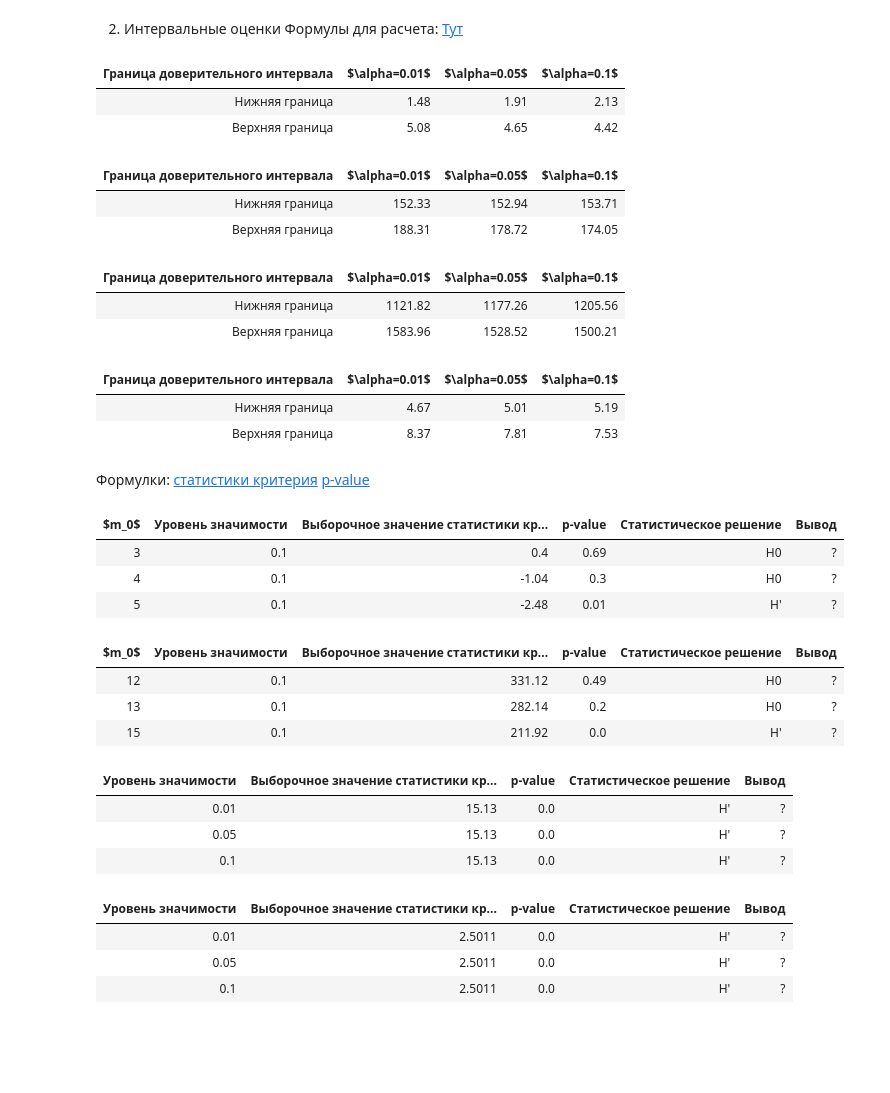
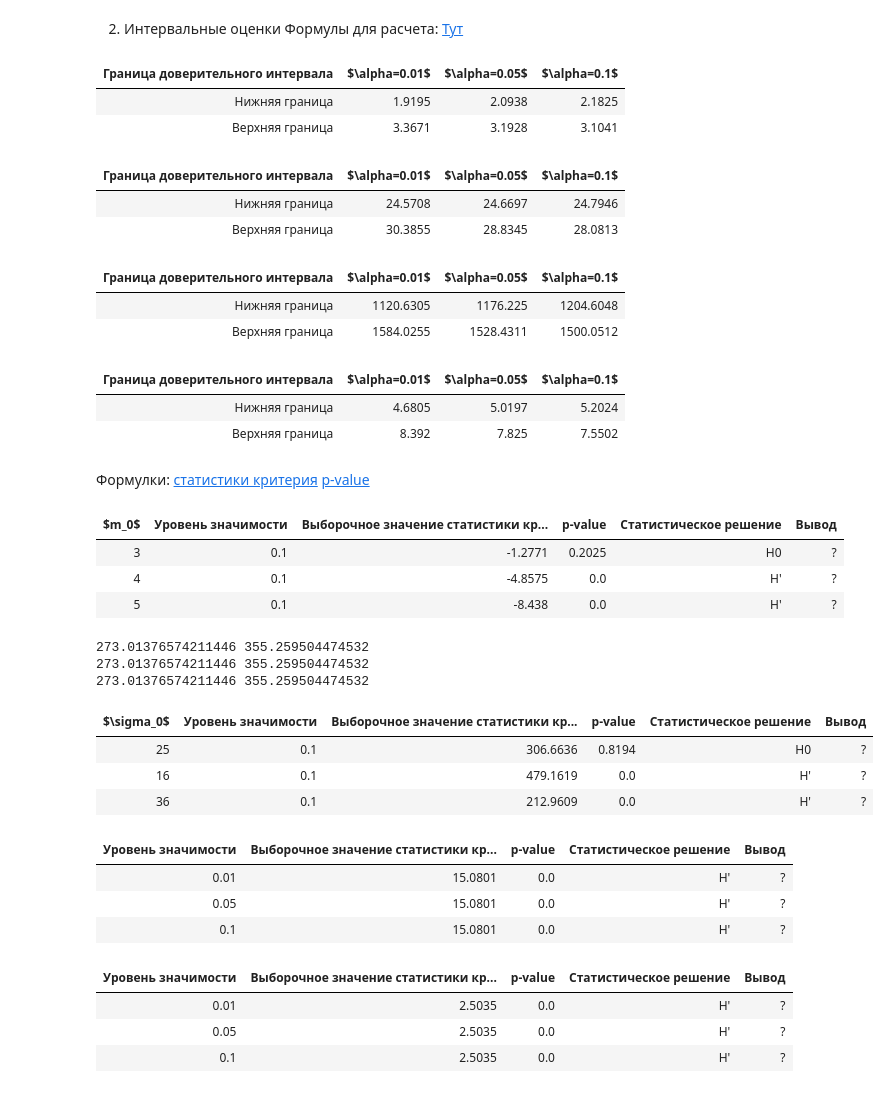
Before and after one commit to AndreiEremeev/matstat-labs, a Jupyter notebook: Untitled.ipynb, the cells around one changed output. Cells and saved outputs as stored; diff of their text form; code cells hidden in the pictures; blank space fills up the shorter version.

Commit message:
fix sigma criterion

```diff
--- a/Untitled.ipynb
+++ b/Untitled.ipynb
@@ -36,4 +36,5 @@ from s import Sample, HTable
 from s.utils import table, printf, load_styles
 load_styles()
 
-df = pandas.read_csv("/Users/a.eremeev/Downloads/data_matstat_K5_1.csv")
+df = pandas.read_csv("/Users/a.eremeev/Downloads/data_matstat_K5.csv")
+df.head()
@@ -187,8 +195,8 @@ def print_2_1(first):
 print_2_1("C9")
 # %% [output]
 | Граница доверительного интервала | $\alpha=0.01$ | $\alpha=0.05$ | $\alpha=0.1$ |
-| Нижняя граница | 1.48 | 1.91 | 2.13 |
-| Верхняя граница | 5.08 | 4.65 | 4.42 |
+| Нижняя граница | 1.9195 | 2.0938 | 2.1825 |
+| Верхняя граница | 3.3671 | 3.1928 | 3.1041 |
 # %%
 def var_confidence_interval(data, alpha):
     a = 1.0 * np.array(data)
@@ -214,8 +222,8 @@ def print_2_2(first):
 print_2_2("C9")
 # %% [output]
 | Граница доверительного интервала | $\alpha=0.01$ | $\alpha=0.05$ | $\alpha=0.1$ |
-| Нижняя граница | 152.33 | 152.94 | 153.71 |
-| Верхняя граница | 188.31 | 178.72 | 174.05 |
+| Нижняя граница | 24.5708 | 24.6697 | 24.7946 |
+| Верхняя граница | 30.3855 | 28.8345 | 28.0813 |
 # %%
 def mean_diff_confidence_interval(x1, x2, alpha):
     x1 = 1.0 * np.array(x1)
@@ -247,8 +255,8 @@ def print_2_3(first, second):
 print_2_3("C11", "C12")
 # %% [output]
 | Граница доверительного интервала | $\alpha=0.01$ | $\alpha=0.05$ | $\alpha=0.1$ |
-| Нижняя граница | 1121.82 | 1177.26 | 1205.56 |
-| Верхняя граница | 1583.96 | 1528.52 | 1500.21 |
+| Нижняя граница | 1120.6305 | 1176.225 | 1204.6048 |
+| Верхняя граница | 1584.0255 | 1528.4311 | 1500.0512 |
 # %%
 def var_div_confidence_interval(x1, x2, alpha):
     x1 = 1.0 * np.array(x1)
@@ -277,8 +285,8 @@ def print_2_4(first, second):
 print_2_4("C11", "C12")
 # %% [output]
 | Граница доверительного интервала | $\alpha=0.01$ | $\alpha=0.05$ | $\alpha=0.1$ |
-| Нижняя граница | 4.67 | 5.01 | 5.19 |
-| Верхняя граница | 8.37 | 7.81 | 7.53 |
+| Нижняя граница | 4.6805 | 5.0197 | 5.2024 |
+| Верхняя граница | 8.392 | 7.825 | 7.5502 |
 # %% [markdown]
 Формулки: [статистики критерия](http://datalearning.ru/index.php/textbook?cid=1&mid=3&topic=2)
 [p-value](http://datalearning.ru/index.php/textbook?cid=1&mid=3&topic=1)
@@ -305,34 +313,38 @@ def print_3_1(first):
 print_3_1("C9")
 # %% [output]
 | $m_0$ | Уровень значимости | Выборочное значение статистики кр... | p-value | Статистическое решение | Вывод |
-| 3 | 0.1 | 0.4 | 0.69 | H0 | ? |
-| 4 | 0.1 | -1.04 | 0.3 | H0 | ? |
-| 5 | 0.1 | -2.48 | 0.01 | H' | ? |
+| 3 | 0.1 | -1.2771 | 0.2025 | H0 | ? |
+| 4 | 0.1 | -4.8575 | 0.0 | H' | ? |
+| 5 | 0.1 | -8.438 | 0.0 | H' | ? |
 # %%
 def criterion_chi2_no_m_row(sample, sigma, alpha=0.1):
     s2 = np.var(sample, ddof=1)
     z = (len(sample) - 1) * s2 / sigma**2
     quantile_r = stats.chi2.ppf(1 - alpha / 2, len(sample) - 1)
     quantile_l = stats.chi2.ppf(alpha / 2, len(sample) - 1)
+    print(quantile_l, quantile_r)
     decision = 'H0' if z > quantile_l and z < quantile_r else 'H\''
     left_p = stats.chi2.cdf(z, len(sample) - 1)
     p_value = 2 * min(left_p, 1 - left_p)
-    return sigma, alpha, round(z, 4), round(p_value,4), decision, '?'
+    return sigma* sigma, alpha, round(z, 4), round(p_value,4), decision, '?'
 def print_3_2(first):
     np_first = np.array(df[first])
     table(
-    ['$m_0$', 'Уровень значимости', 'Выборочное значение статистики критерия', 'p-value', 'Статистическое решение', 'Вывод'],
+    ['$\\sigma_0$', 'Уровень значимости', 'Выборочное значение статистики критерия', 'p-value', 'Статистическое решение', 'Вывод'],
     [
-       criterion_chi2_no_m_row(np_first, 12),
-       criterion_chi2_no_m_row(np_first, 13),
-       criterion_chi2_no_m_row(np_first, 15),
+       criterion_chi2_no_m_row(np_first, 5),
+       criterion_chi2_no_m_row(np_first, 4),
+       criterion_chi2_no_m_row(np_first, 6),
     ])
 print_3_2("C9")
 # %% [output]
+273.01376574211446 355.259504474532
+273.01376574211446 355.259504474532
+273.01376574211446 355.259504474532
-| $m_0$ | Уровень значимости | Выборочное значение статистики кр... | p-value | Статистическое решение | Вывод |
-| 12 | 0.1 | 331.12 | 0.49 | H0 | ? |
-| 13 | 0.1 | 282.14 | 0.2 | H0 | ? |
-| 15 | 0.1 | 211.92 | 0.0 | H' | ? |
+| $\sigma_0$ | Уровень значимости | Выборочное значение статистики кр... | p-value | Статистическое решение | Вывод |
+| 25 | 0.1 | 306.6636 | 0.8194 | H0 | ? |
+| 16 | 0.1 | 479.1619 | 0.0 | H' | ? |
+| 36 | 0.1 | 212.9609 | 0.0 | H' | ? |
 # %%
 def criterion_t2_test_row(sample1, sample2, alpha):
     s1 = np.std(sample1, ddof=1)
@@ -367,9 +379,9 @@ def print_3_3(first, second):
 print_3_3("C11", "C12")
 # %% [output]
 | Уровень значимости | Выборочное значение статистики кр... | p-value | Статистическое решение | Вывод |
-| 0.01 | 15.13 | 0.0 | H' | ? |
-| 0.05 | 15.13 | 0.0 | H' | ? |
-| 0.1 | 15.13 | 0.0 | H' | ? |
+| 0.01 | 15.0801 | 0.0 | H' | ? |
+| 0.05 | 15.0801 | 0.0 | H' | ? |
+| 0.1 | 15.0801 | 0.0 | H' | ? |
 # %%
 def criterion_f_test_no_m_row(sample1, sample2, alpha):
     z = np.std(sample1,ddof=1)/np.std(sample2,ddof=1)
@@ -392,6 +404,6 @@ def print_3_4(first, second):
 print_3_4("C11", "C12")
 # %% [output]
 | Уровень значимости | Выборочное значение статистики кр... | p-value | Статистическое решение | Вывод |
-| 0.01 | 2.5011 | 0.0 | H' | ? |
-| 0.05 | 2.5011 | 0.0 | H' | ? |
-| 0.1 | 2.5011 | 0.0 | H' | ? |
+| 0.01 | 2.5035 | 0.0 | H' | ? |
+| 0.05 | 2.5035 | 0.0 | H' | ? |
+| 0.1 | 2.5035 | 0.0 | H' | ? |
```
Also changed, not shown: parts of 3 cells of this notebook.
